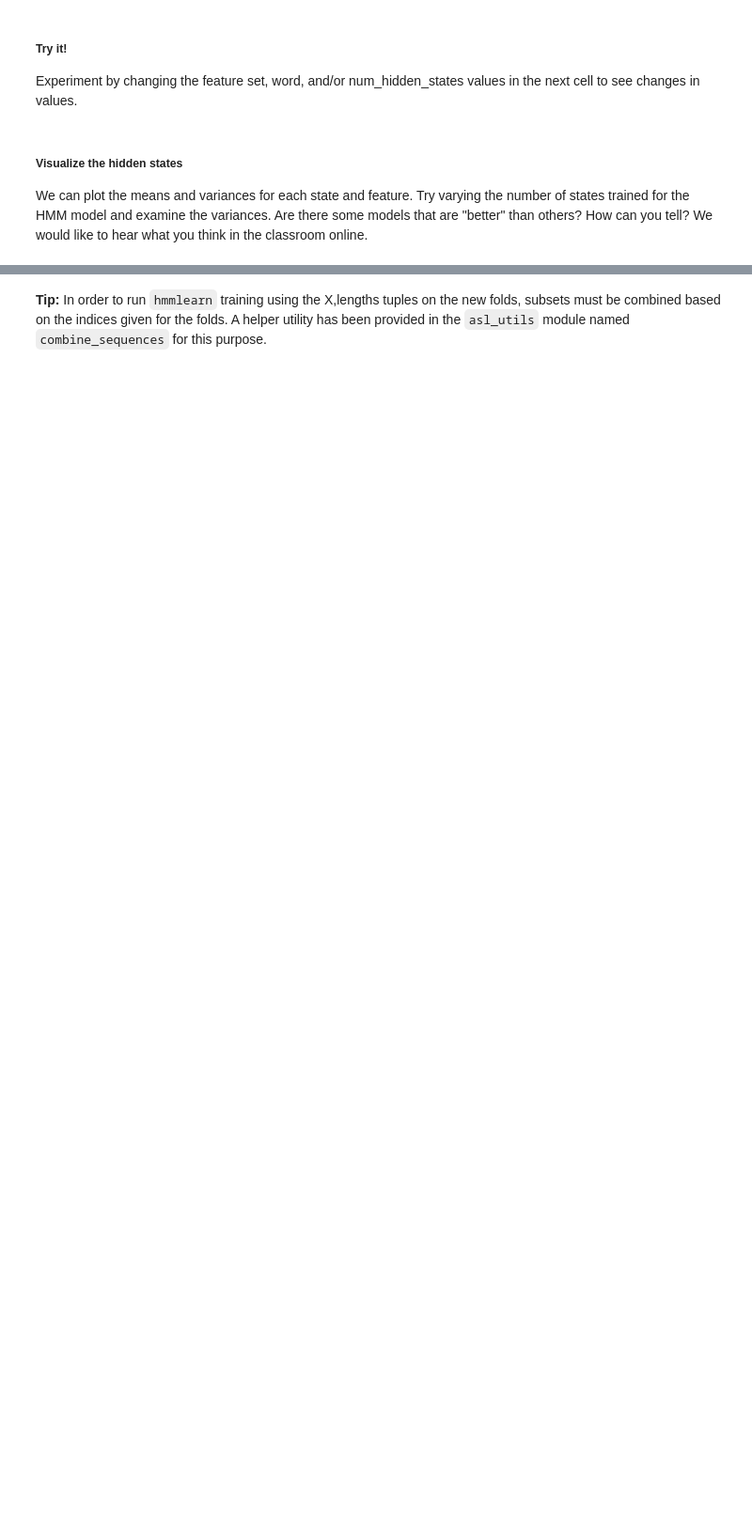
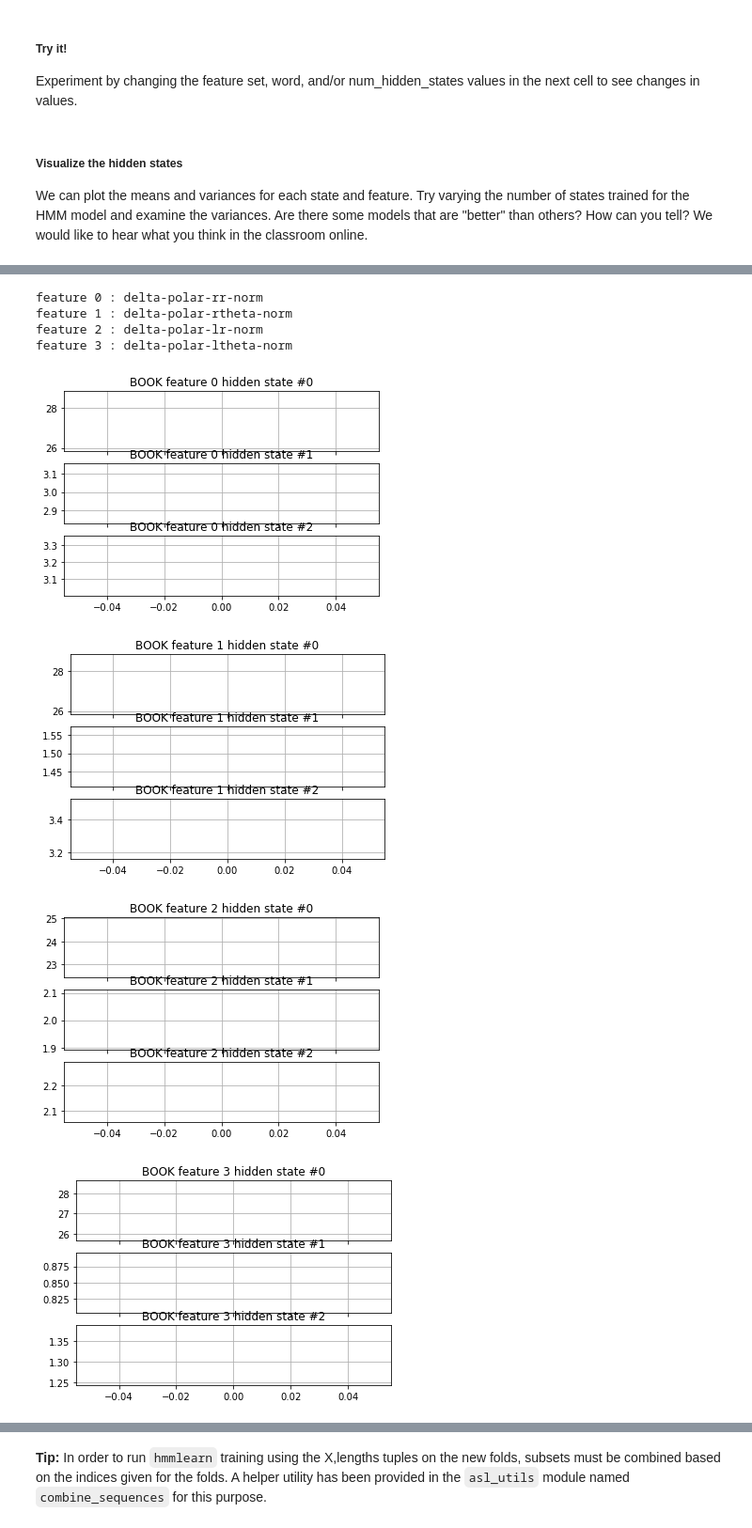
Before and after one commit to vinny-palumbo/Sign-Language-Recognition-System, a Jupyter notebook: asl_recognizer.ipynb, the cells around one changed output, grey strips where cells are left out. Shown: that part at 94% size. Drawn from its saved outputs; the diff is of its cells as text; code cells hidden in the pictures; blank space fills up the shorter version.

```diff
--- a/asl_recognizer.ipynb
+++ b/asl_recognizer.ipynb
@@ -446,0 +469,17 @@ visualize(my_testword, model)
+# %%
+my_testword = 'BOOK'
+model, logL = train_a_word(my_testword,3, features_delta_polar_norm)
+
+for i, feature in enumerate(features_delta_polar_norm):
+    print("feature", i, ":", feature)
+
+visualize(my_testword, model)
+# %% [output]
+feature 0 : delta-polar-rr-norm
+feature 1 : delta-polar-rtheta-norm
+feature 2 : delta-polar-lr-norm
+feature 3 : delta-polar-ltheta-norm
+[figure, added]
+[figure, added]
+[figure, added]
+[figure, added]
```
Also changed, not shown: parts of 32 cells of this notebook, 1 other file.
